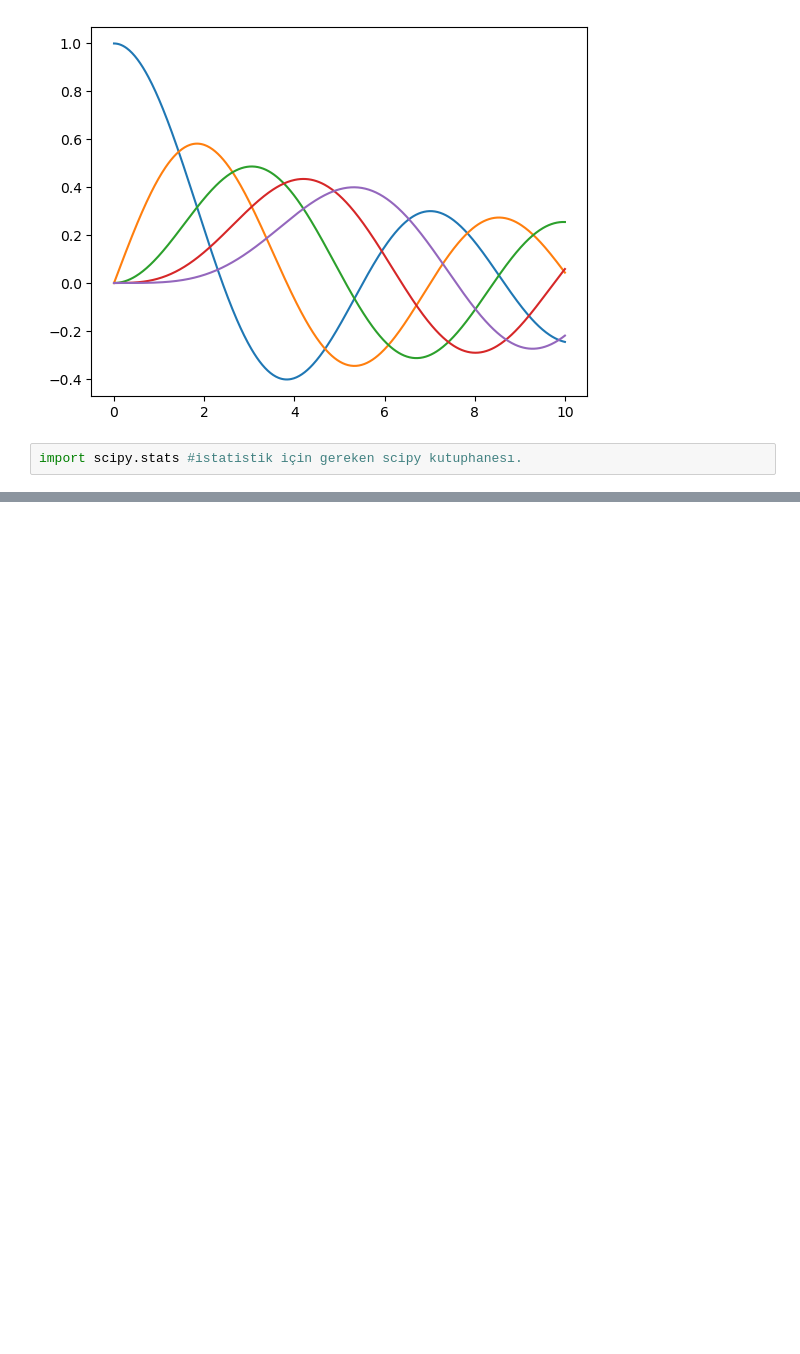
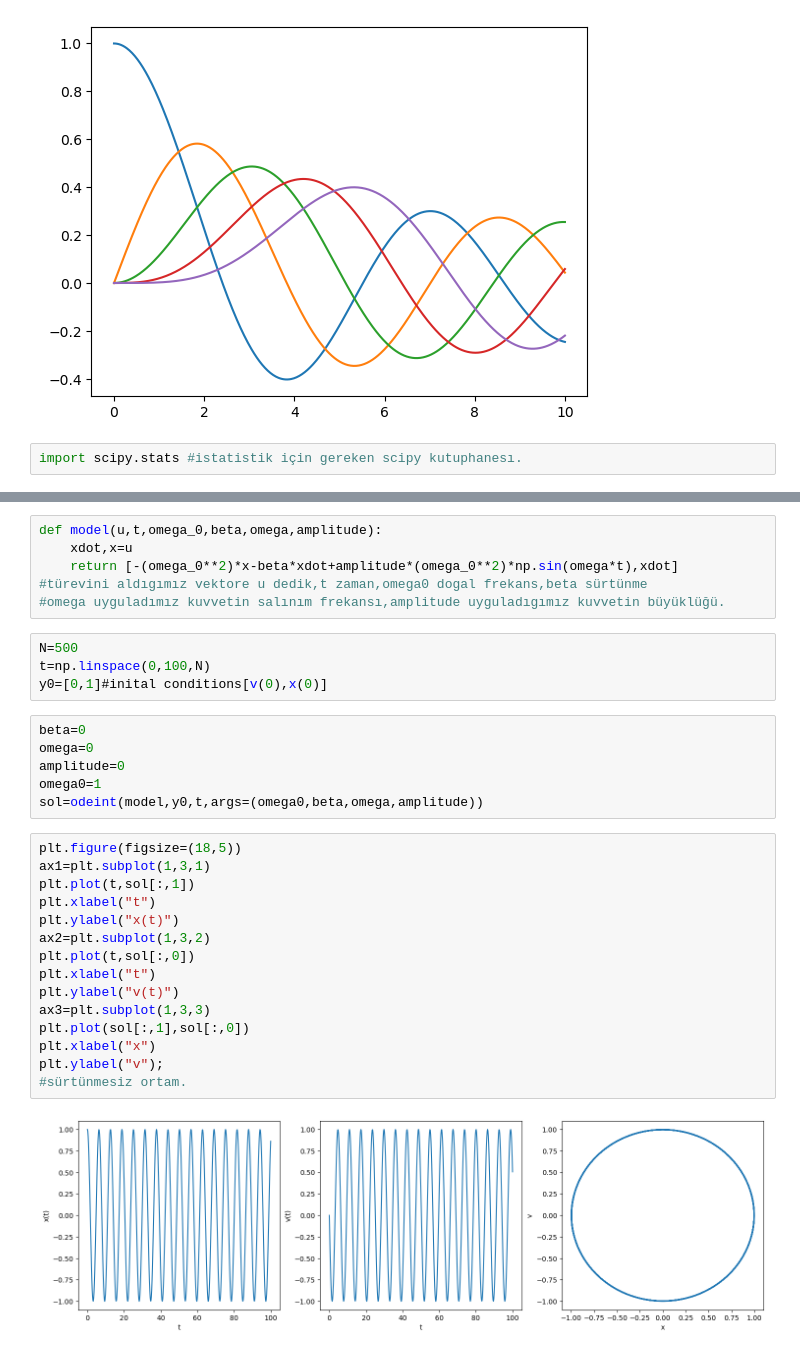
Before and after one commit to ilkaykutay/Python-Developing, a Jupyter notebook: SciPy.ipynb, the cells around one changed output, grey strips where cells are left out. Drawn from its saved outputs; the diff is of its cells as text; blank space fills up the shorter version.

```diff
--- a/SciPy.ipynb
+++ b/SciPy.ipynb
@@ -111,0 +171,33 @@ plt.hist(scipy.stats.norm.rvs(size=5000),density=True,bins=50);#plt.hist dedıg
+# %%
+def model(u,t,omega_0,beta,omega,amplitude):
+    xdot,x=u
+    return [-(omega_0**2)*x-beta*xdot+amplitude*(omega_0**2)*np.sin(omega*t),xdot]
+#türevini aldıgımız vektore u dedik,t zaman,omega0 dogal frekans,beta sürtünme
+#omega uyguladımız kuvvetin salınım frekansı,amplitude uyguladıgımız kuvvetin büyüklüğü.
+# %%
+N=500
+t=np.linspace(0,100,N)
+y0=[0,1]#inital conditions[v(0),x(0)]
+# %%
+beta=0
+omega=0
+amplitude=0
+omega0=1
+sol=odeint(model,y0,t,args=(omega0,beta,omega,amplitude))
+# %%
+plt.figure(figsize=(18,5))
+ax1=plt.subplot(1,3,1)
+plt.plot(t,sol[:,1])
+plt.xlabel("t")
+plt.ylabel("x(t)")
+ax2=plt.subplot(1,3,2)
+plt.plot(t,sol[:,0])
+plt.xlabel("t")
+plt.ylabel("v(t)")
+ax3=plt.subplot(1,3,3)
+plt.plot(sol[:,1],sol[:,0])
+plt.xlabel("x")
+plt.ylabel("v");
+#sürtünmesiz ortam.
+# %% [output]
+[figure, added]
```
Also changed, not shown: parts of 13 cells of this notebook, 7 other files.
